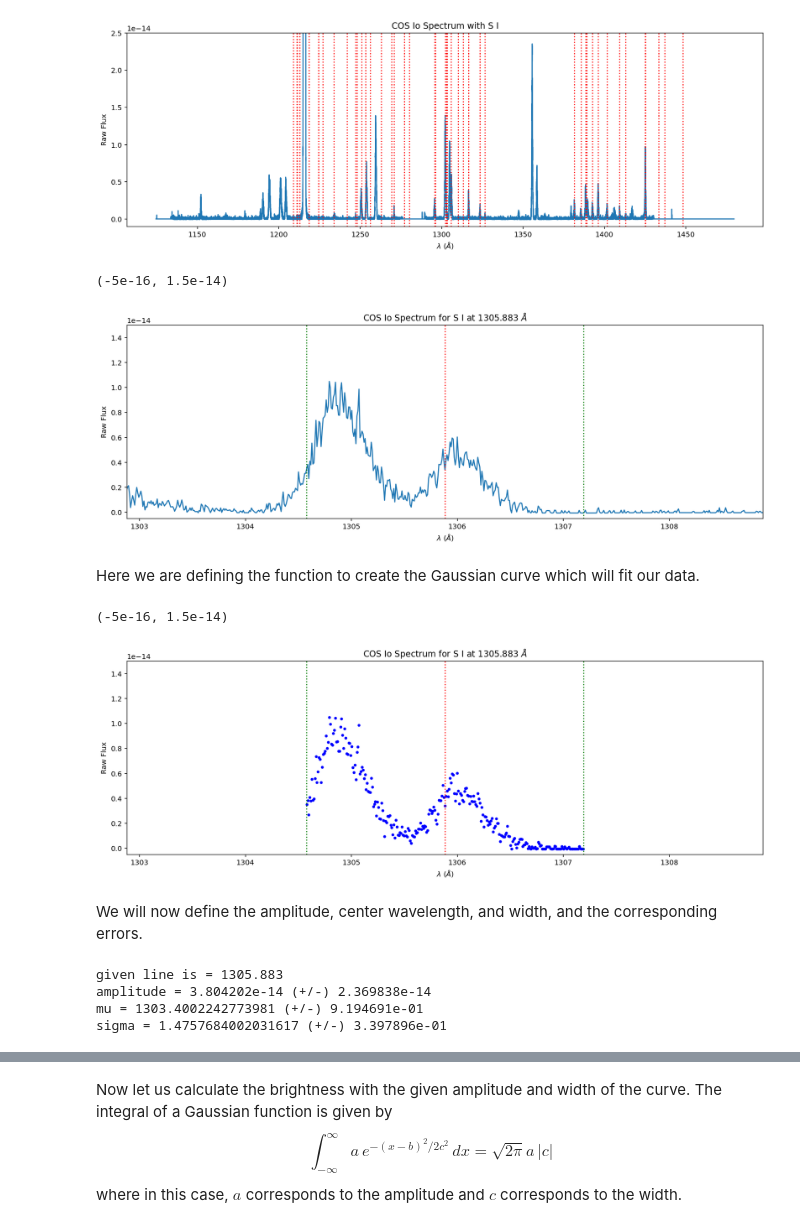
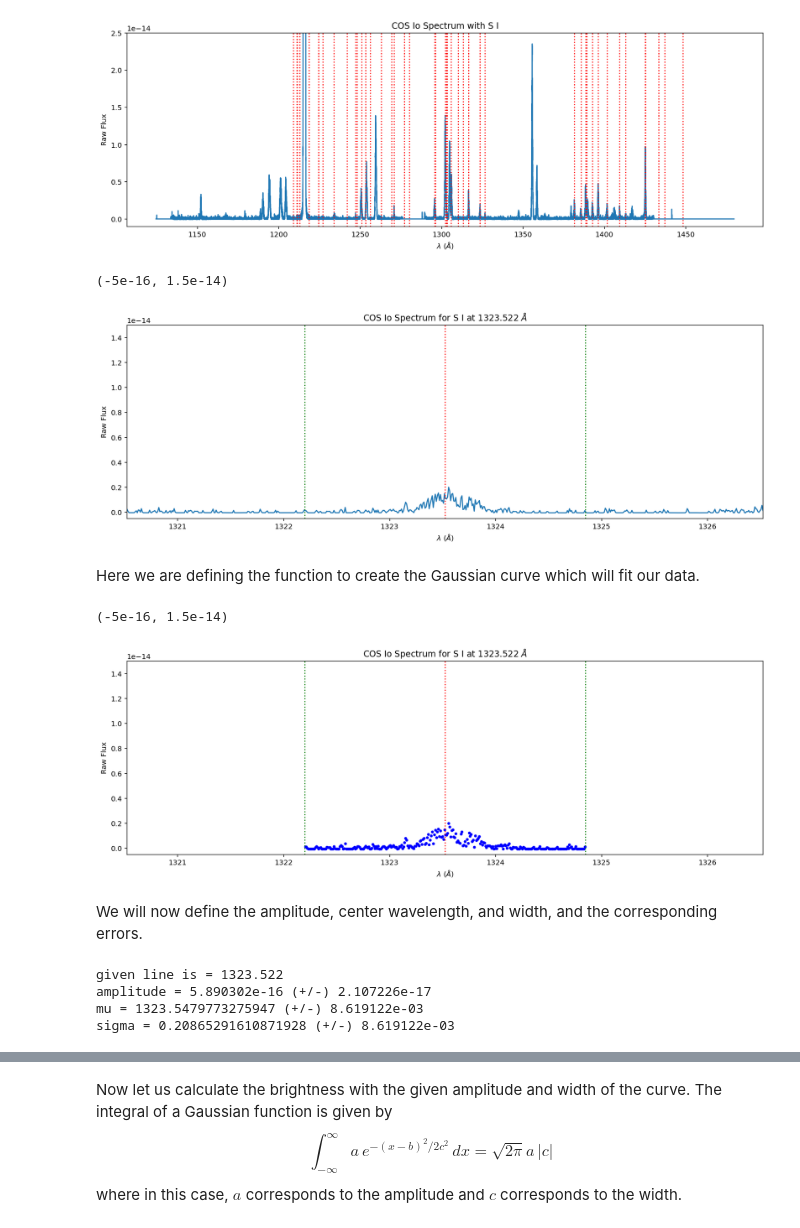
Before and after one commit to 18ganesha/io_brightness, a Jupyter notebook: notebooks/07_Gaussian_fitting_alternative.ipynb, the cells around one changed output, grey strips where cells are left out. Cells and saved outputs as stored; diff of their text form; code cells hidden in the pictures.

```diff
--- a/notebooks/07_Gaussian_fitting_alternative.ipynb
+++ b/notebooks/07_Gaussian_fitting_alternative.ipynb
@@ -60,22 +60,22 @@ for xc in df_wavelength:
 # %% [output]
 [figure]
 # %%
-line = 1305.883
+line = 1323.522
 left_bound = 0.999*line
 right_bound = 1.001*line
 plt.figure(figsize=(16, 5))
 plt.plot(evt_data['WAVELENGTH'].T, evt_data['FLUX'].T) #make it columns instead of rows bc otherwise will be a blank plot
 plt.xlabel('$\lambda$ ($\AA$)');
 plt.ylabel('Raw Flux')
 plt.title("COS Io Spectrum for S I at {} $\AA$".format(line))
 plt.axvline(line, color = 'red', linestyle = 'dotted')
 plt.axvline(left_bound, color = 'green', linestyle = 'dotted')
 plt.axvline(right_bound, color = 'green', linestyle = 'dotted')
 plt.xlim(line-3,line+3)
 plt.ylim(-0.005*10**-13,0.15*10**-13)
 # %% [output]
 (-5e-16, 1.5e-14)
-[figure, old version]
+[figure, new version]
 # %%
 sub_region = (evt_data['WAVELENGTH'] > left_bound) & (evt_data['WAVELENGTH'] < right_bound) #only take values within this area
 wl = evt_data['WAVELENGTH'][sub_region]
@@ -104,7 +104,7 @@ plt.xlim(line-3,line+3)
 plt.ylim(-0.005*10**-13,0.15*10**-13)
 # %% [output]
 (-5e-16, 1.5e-14)
-[figure, old version]
+[figure, new version]
 # %%
 amp1 = 0.5*10**-14
 sigma1 = 1
@@ -128,10 +128,10 @@ print("amplitude = {} (+/-) {}".format("{:e}".format(a), "{:e}".format(a_err)))
 print("mu = {} (+/-) {}".format(mu, "{:e}".format(mu_err)))
 print("sigma = {} (+/-) {}".format((w), "{:e}".format(w_err)))
 # %% [output]
-given line is = 1305.883
-amplitude = 3.804202e-14 (+/-) 2.369838e-14
-mu = 1303.4002242773981 (+/-) 9.194691e-01
-sigma = 1.4757684002031617 (+/-) 3.397896e-01
+given line is = 1323.522
+amplitude = 5.890302e-16 (+/-) 2.107226e-17
+mu = 1323.5479773275947 (+/-) 8.619122e-03
+sigma = 0.20865291610871928 (+/-) 8.619122e-03
 # %%
 plt.figure(figsize=(16, 5))
 plt.plot(wl_array,flux_array,'b.') #make it columns instead of rows bc otherwise will be a blank plot
```
Also changed, not shown: parts of 1 cell of this notebook, 5 other files.
